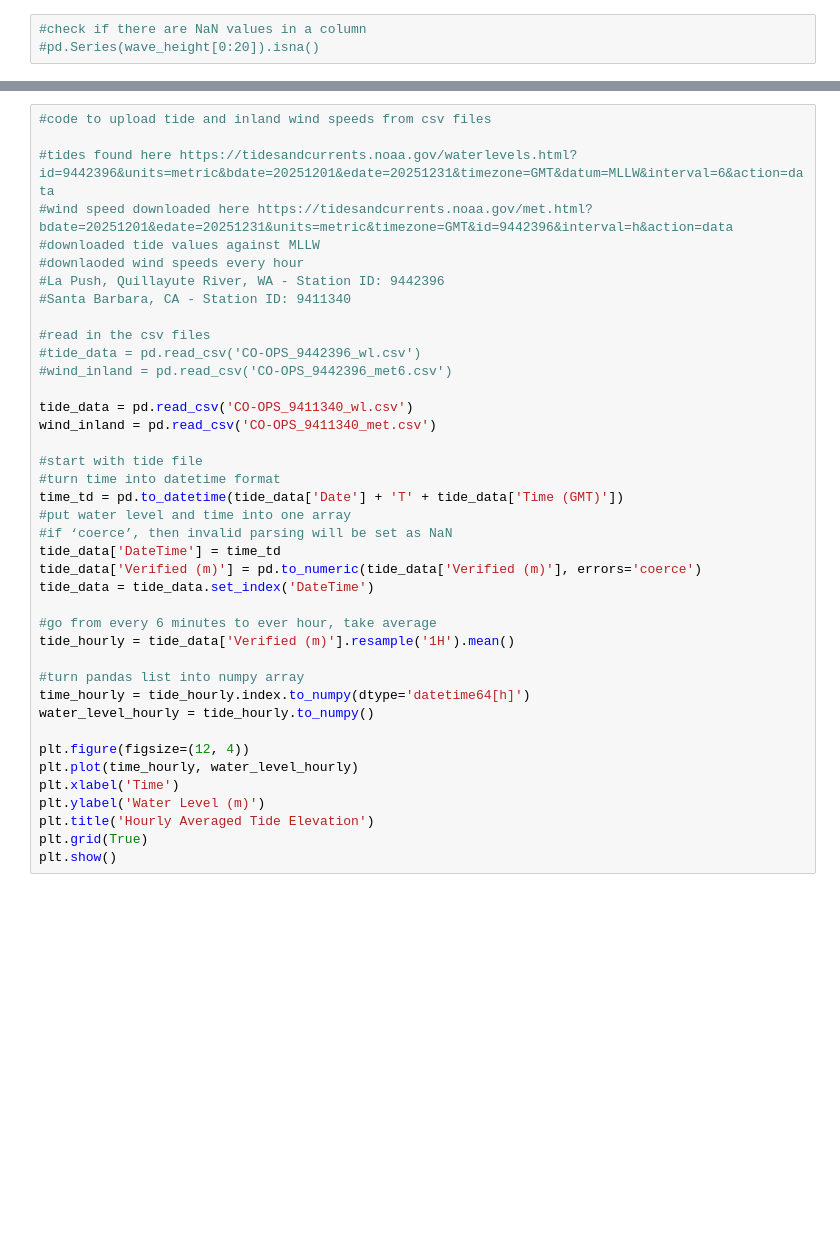
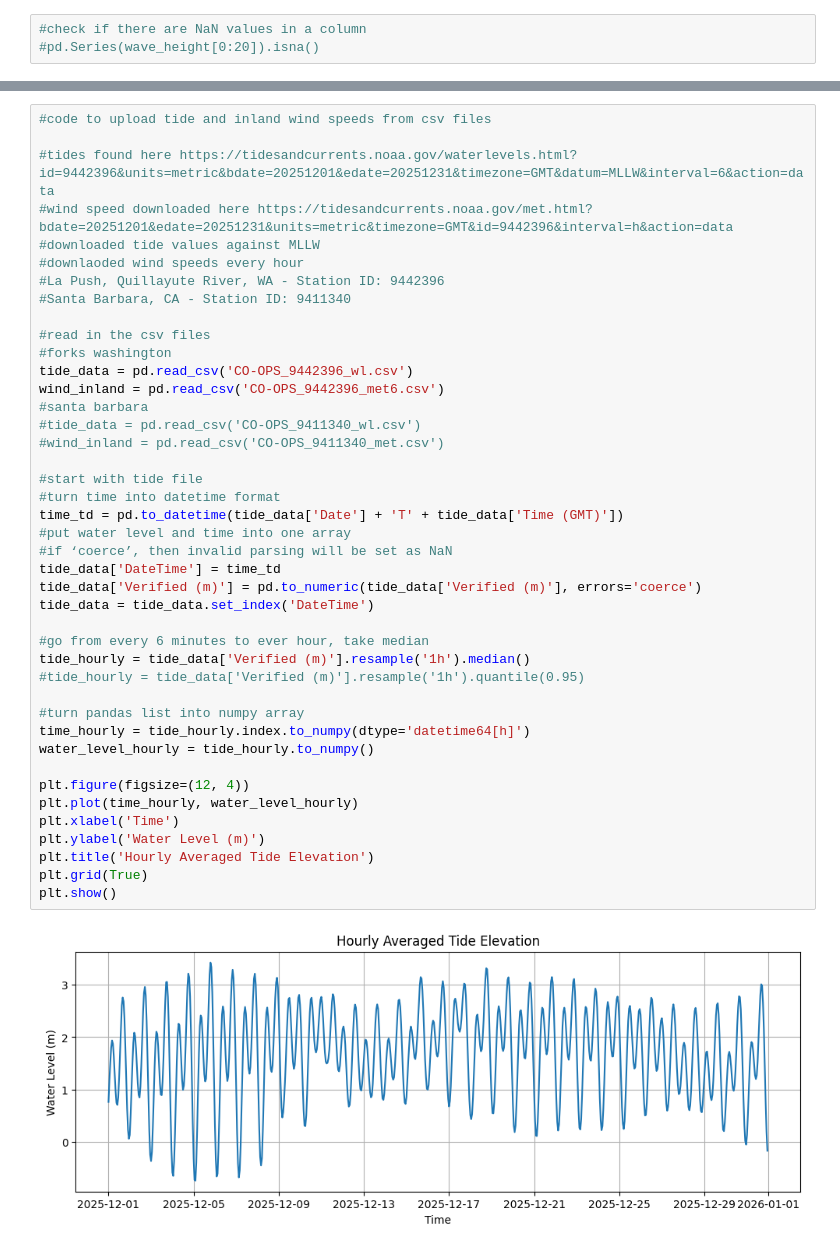
Before and after one commit to nikudarafshi/buoy-tide, a Jupyter notebook: noaa_download.ipynb, the cells around one changed output, grey strips where cells are left out. Saved outputs shown, nothing was run; the diff lists cells and outputs as text; blank space fills up the shorter version.

```diff
--- a/noaa_download.ipynb
+++ b/noaa_download.ipynb
@@ -98,39 +106,43 @@ plt.show()
 #tides found here https://tidesandcurrents.noaa.gov/waterlevels.html?id=9442396&units=metric&bdate=20251201&edate=20251231&timezone=GMT&datum=MLLW&interval=6&action=data
 #wind speed downloaded here https://tidesandcurrents.noaa.gov/met.html?bdate=20251201&edate=20251231&units=metric&timezone=GMT&id=9442396&interval=h&action=data
 #downloaded tide values against MLLW
 #downlaoded wind speeds every hour
 #La Push, Quillayute River, WA - Station ID: 9442396
 #Santa Barbara, CA - Station ID: 9411340
 
 #read in the csv files
-#tide_data = pd.read_csv('CO-OPS_9442396_wl.csv')
-#wind_inland = pd.read_csv('CO-OPS_9442396_met6.csv')
-
-tide_data = pd.read_csv('CO-OPS_9411340_wl.csv')
-wind_inland = pd.read_csv('CO-OPS_9411340_met.csv')
+#forks washington
+tide_data = pd.read_csv('CO-OPS_9442396_wl.csv')
+wind_inland = pd.read_csv('CO-OPS_9442396_met6.csv')
+#santa barbara
+#tide_data = pd.read_csv('CO-OPS_9411340_wl.csv')
+#wind_inland = pd.read_csv('CO-OPS_9411340_met.csv')
 
 #start with tide file
 #turn time into datetime format
 time_td = pd.to_datetime(tide_data['Date'] + 'T' + tide_data['Time (GMT)'])
 #put water level and time into one array
 #if ‘coerce’, then invalid parsing will be set as NaN
 tide_data['DateTime'] = time_td
 tide_data['Verified (m)'] = pd.to_numeric(tide_data['Verified (m)'], errors='coerce')
 tide_data = tide_data.set_index('DateTime')
 
-#go from every 6 minutes to ever hour, take average
-tide_hourly = tide_data['Verified (m)'].resample('1H').mean()
+#go from every 6 minutes to ever hour, take median
+tide_hourly = tide_data['Verified (m)'].resample('1h').median()
+#tide_hourly = tide_data['Verified (m)'].resample('1h').quantile(0.95)
 
 #turn pandas list into numpy array
 time_hourly = tide_hourly.index.to_numpy(dtype='datetime64[h]')
 water_level_hourly = tide_hourly.to_numpy()
 
 plt.figure(figsize=(12, 4))
 plt.plot(time_hourly, water_level_hourly)
 plt.xlabel('Time')
 plt.ylabel('Water Level (m)')
 plt.title('Hourly Averaged Tide Elevation')
 plt.grid(True)
 plt.show()
+# %% [output]
+[figure, added]
 # %%
 #to subset the data by certain days, using pandas
```
Also changed, not shown: parts of 14 cells of this notebook.
